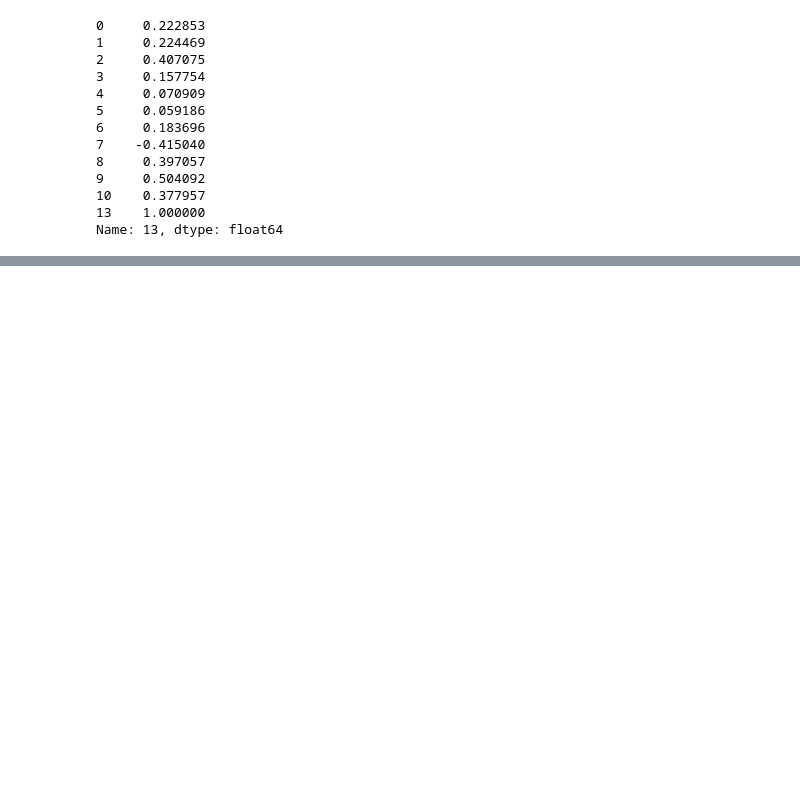
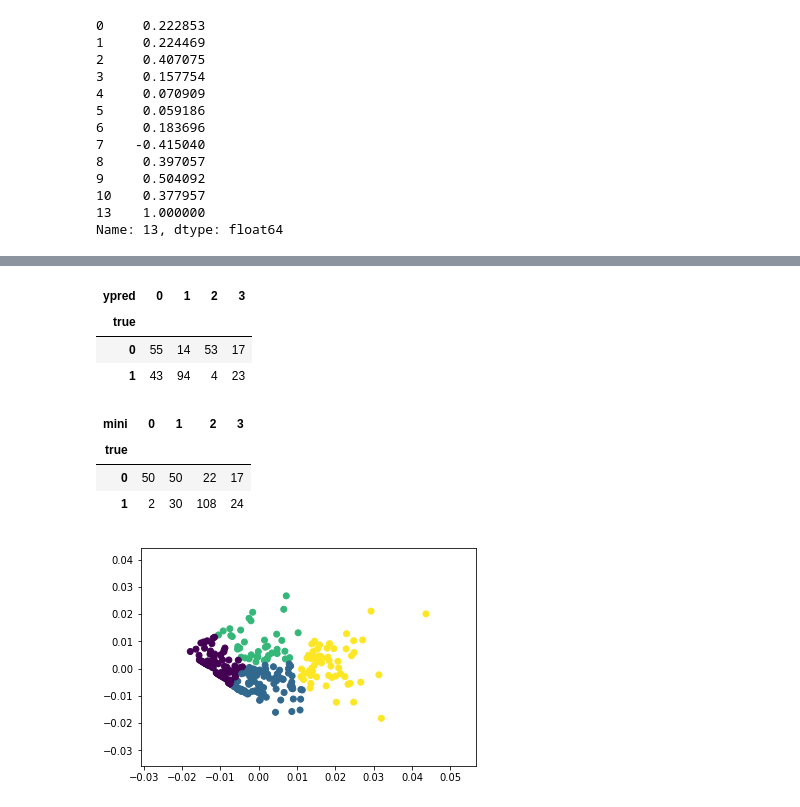
Before and after one commit to YunusBulut/dsprojects, a Jupyter notebook: basic-clustering/U4.L2.P2.Kmeans.ipynb, the cells around one changed output, grey strips where cells are left out. Saved outputs shown, nothing was run; the diff lists cells and outputs as text; code cells hidden in the pictures; blank space fills up the shorter version.

```diff
--- a/basic-clustering/U4.L2.P2.Kmeans.ipynb
+++ b/basic-clustering/U4.L2.P2.Kmeans.ipynb
@@ -222,0 +192,16 @@ mb 0.038895606994628906
+# %%
+#and four...
+check(X_pca, n=4)
+y_pred = KMeans(n_clusters=4).fit_predict(X_pca)
+plt.scatter([c[0] for c in X_pca],[c[1] for c in X_pca], c=y_pred)
+plt.show()
+# %% [output]
+| ypred | 0 | 1 | 2 | 3 |
+| true |  |  |  |  |
+| 0 | 55 | 14 | 53 | 17 |
+| 1 | 43 | 94 | 4 | 23 |
+| mini | 0 | 1 | 2 | 3 |
+| true |  |  |  |  |
+| 0 | 50 | 50 | 22 | 17 |
+| 1 | 2 | 30 | 108 | 24 |
+[figure, added]
```
Also changed, not shown: parts of 26 cells of this notebook.
